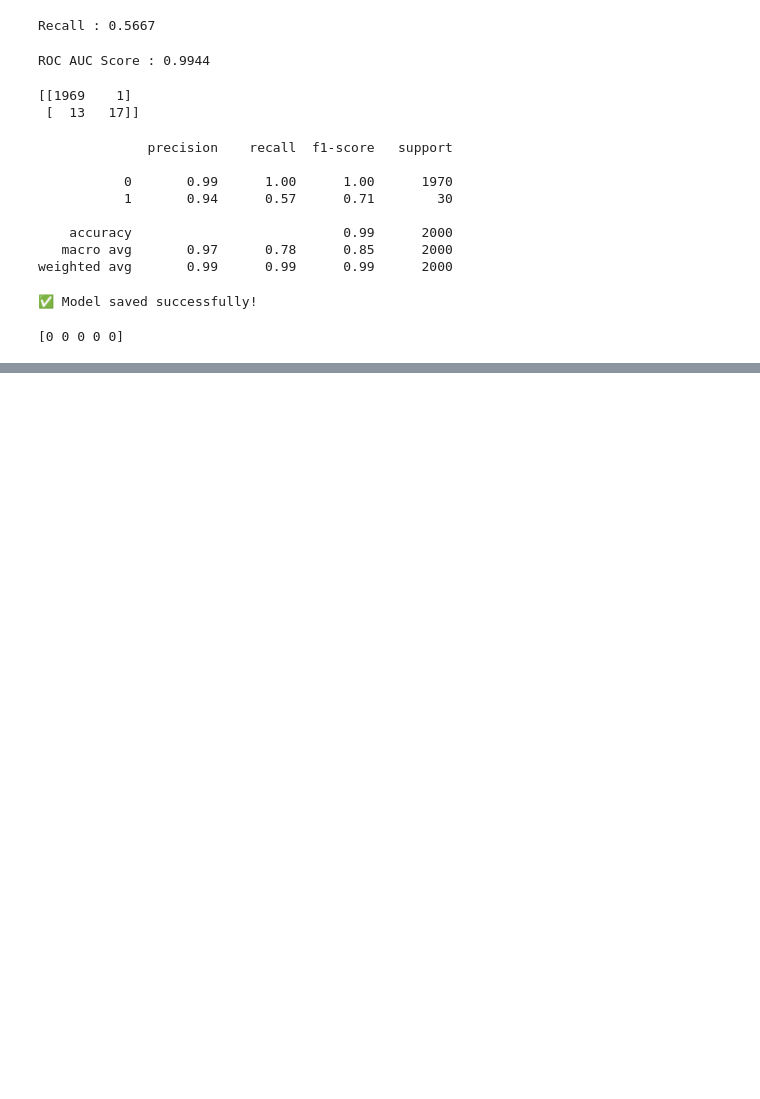
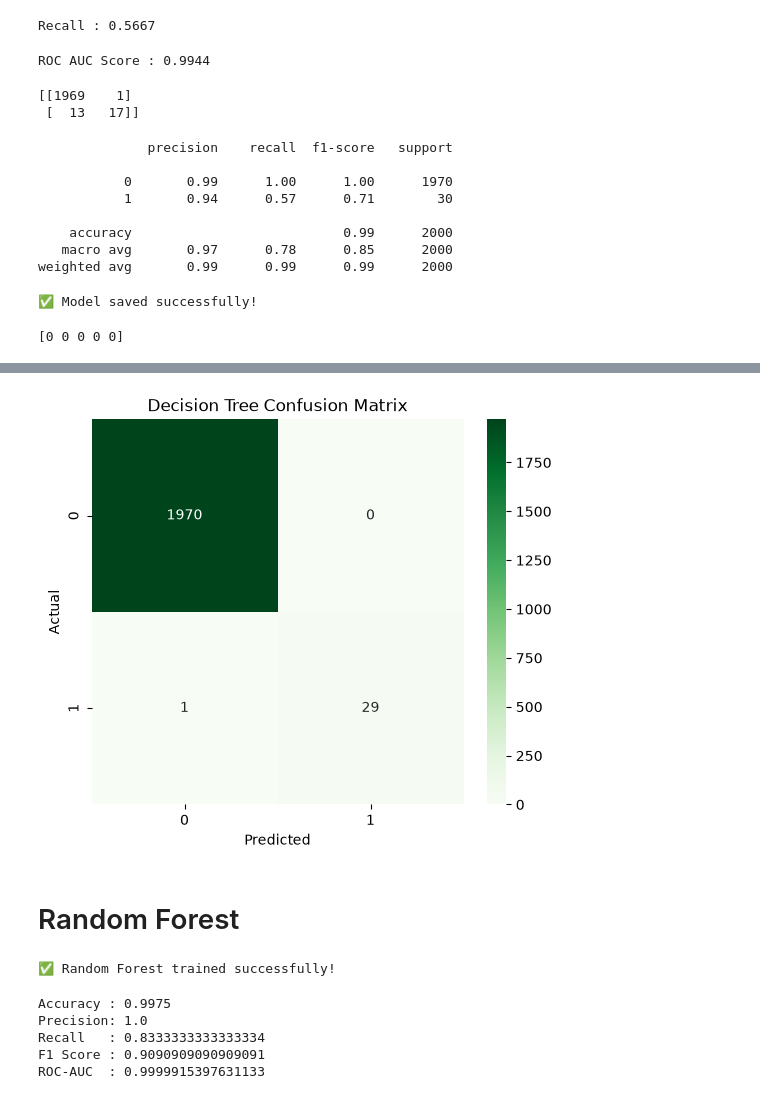
Before and after one commit to CHARVI2309/Credit-Card-Fraud-Detection, a Jupyter notebook: notebooks/fraud_detection.ipynb, the cells around one changed output, grey strips where cells are left out. Drawn from its saved outputs; the diff is of its cells as text; code cells hidden in the pictures; blank space fills up the shorter version.

Commit message:
Completed ML pipeline and finalized fraud detection model

```diff
--- a/notebooks/fraud_detection.ipynb
+++ b/notebooks/fraud_detection.ipynb
@@ -420,0 +425,8 @@ print(prediction)
+# %%
+dt_model = DecisionTreeClassifier(
+    random_state=42
+)
+# %%
+dt_model.fit(X_train, y_train)
+
+print("✅ Decision Tree trained successfully!")
@@ -420,0 +435,4 @@ print(prediction)
+# %%
+dt_pred = dt_model.predict(X_test)
+
+dt_prob = dt_model.predict_proba(X_test)[:, 1]
@@ -420,0 +462,21 @@ print(prediction)
+# %%
+cm = confusion_matrix(y_test, dt_pred)
+
+plt.figure(figsize=(6,5))
+
+sns.heatmap(
+    cm,
+    annot=True,
+    fmt="d",
+    cmap="Greens"
+)
+
+plt.title("Decision Tree Confusion Matrix")
+plt.xlabel("Predicted")
+plt.ylabel("Actual")
+
+plt.show()
+# %% [output]
+[figure, added]
+# %% [markdown]
+# Random Forest
@@ -420,0 +490,6 @@ print(prediction)
+# %%
+rf_model.fit(X_train, y_train)
+
+print("✅ Random Forest trained successfully!")
+# %% [output]
+✅ Random Forest trained successfully!
@@ -420,0 +500,12 @@ print(prediction)
+# %%
+print("Accuracy :", accuracy_score(y_test, rf_pred))
+print("Precision:", precision_score(y_test, rf_pred))
+print("Recall   :", recall_score(y_test, rf_pred))
+print("F1 Score :", f1_score(y_test, rf_pred))
+print("ROC-AUC  :", roc_auc_score(y_test, rf_prob))
+# %% [output]
+Accuracy : 0.9975
+Precision: 1.0
+Recall   : 0.8333333333333334
+F1 Score : 0.9090909090909091
+ROC-AUC  : 0.9999915397631133
```
Also changed, not shown: parts of 49 cells of this notebook, 1 other file.
